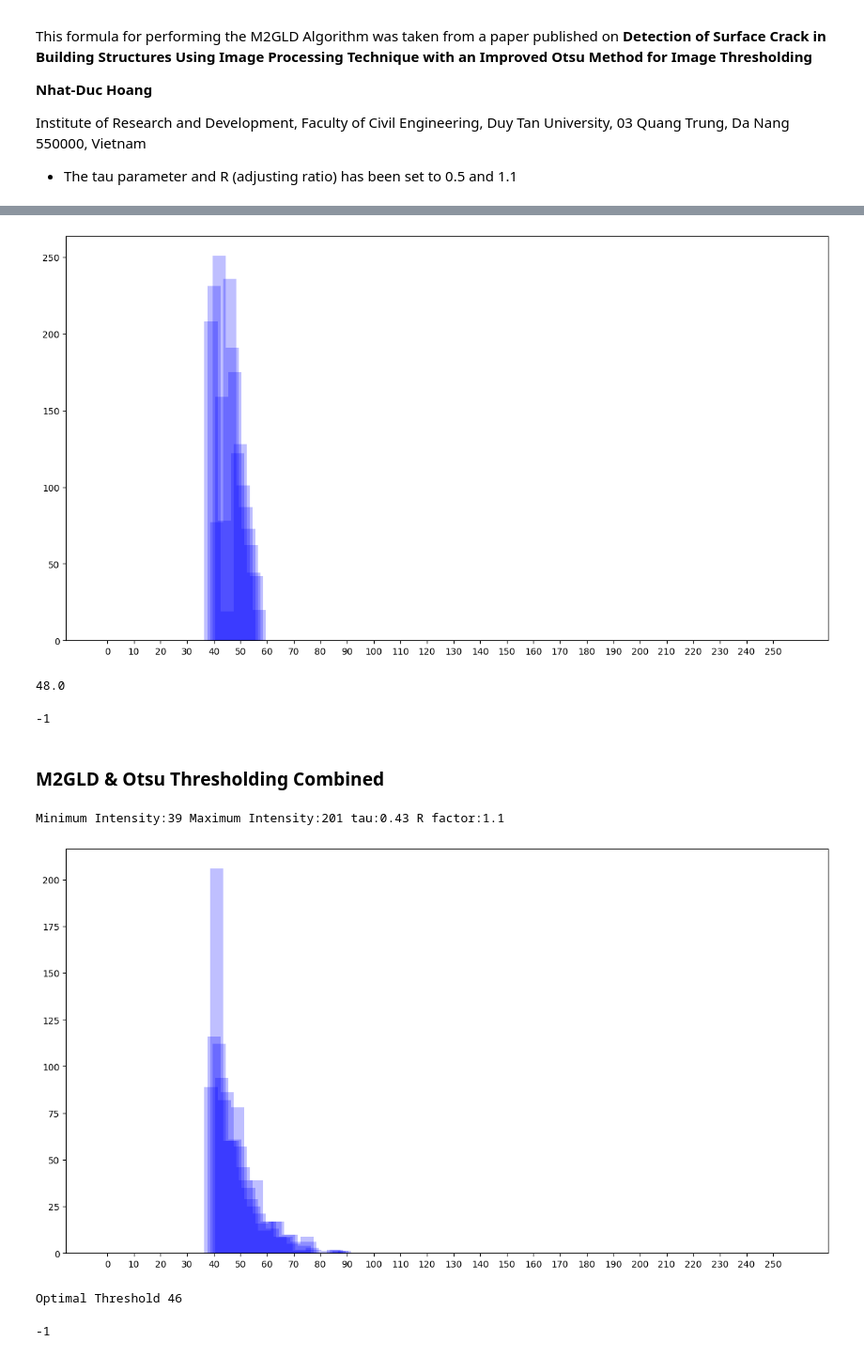
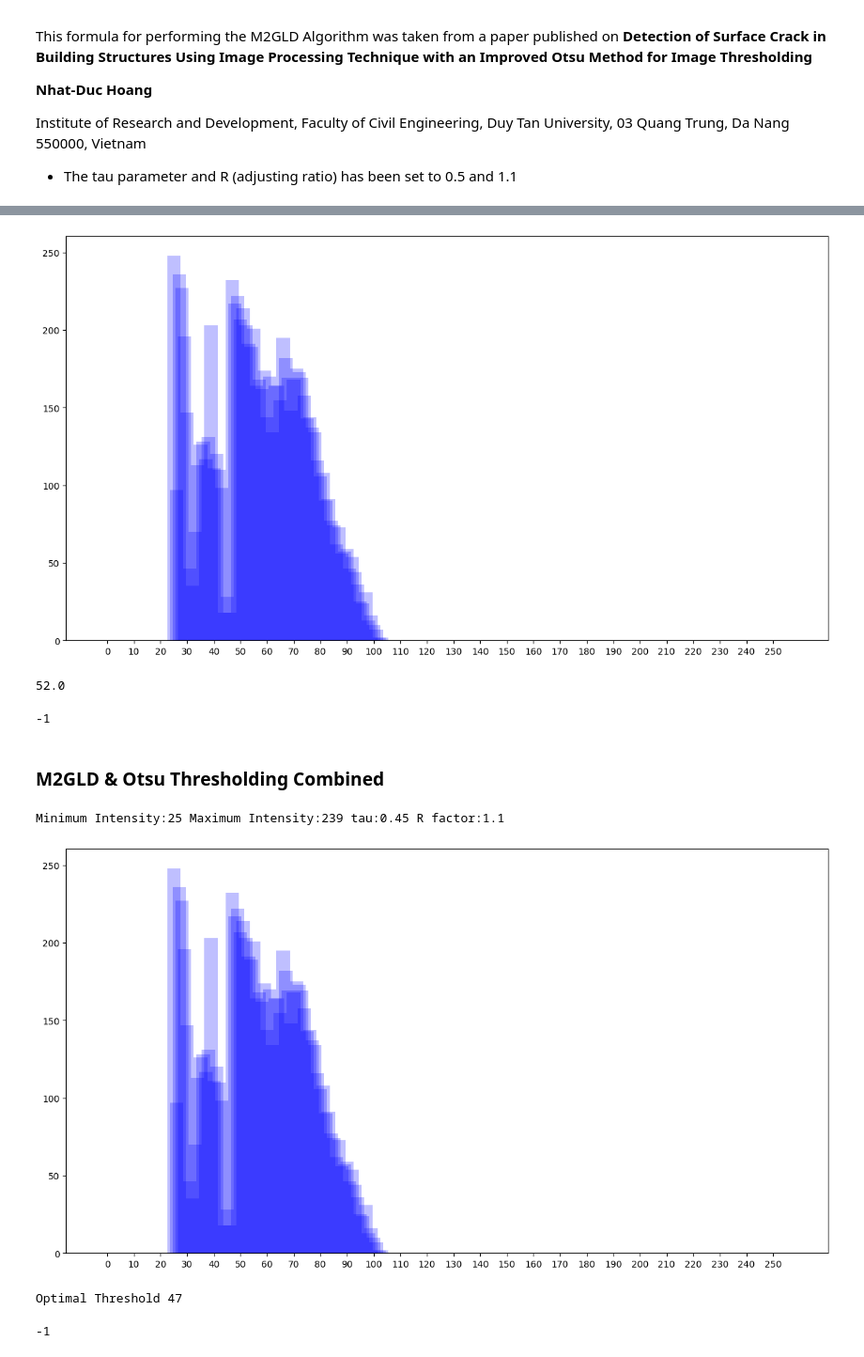
Before and after one commit to Shanu-Mathew/Crack-Enhancer, a Jupyter notebook: Image Enhance.ipynb, the cells around one changed output, grey strips where cells are left out. Shown: that part at 94% size. Cells and saved outputs as stored; diff of their text form; code cells hidden in the pictures.

```diff
--- a/Image Enhance.ipynb
+++ b/Image Enhance.ipynb
@@ -9,9 +9,11 @@ import os
 # %% [markdown]
 ## Image Data Ingestion
 # %%
+# There are two images on which we will work on:
+# data_test contains an image with a lot of noise which is best to represent M2GLD Algorithm
 data_test=".\\Test Images\\TestImage.jpg"
 data_path=".\\Data\\Positive"
-img_path_t="0000"+str(1)+'.jpg'
+img_path_t="00655.jpg"
 # %%
 def resized_frame(image):
     width=256
@@ -63,8 +65,8 @@ img.shape
 (256, 256, 3)
 # %%
 #Threshold Selection (Manual Selection)
-threshold,thresh=cv.threshold(blur,115,255,cv.THRESH_BINARY)
-cv.imshow('Binarized Image',thresh)
+threshold,thresh=cv.threshold(blur,128,255,cv.THRESH_BINARY)
+cv.imshow('Standard Binarized Image',thresh)
 cv.waitKey(0)
 # %% [output]
 -1
@@ -187,9 +189,9 @@ cv.waitKey(0)
 # %% [markdown]
 ## M2GLD Algorithm
 # %%
-img_M2GLD=cv.imread(os.path.join(data_test),cv.IMREAD_COLOR)
+img_M2GLD=cv.imread(os.path.join(data_path,img_path_t),cv.IMREAD_COLOR)
 img_M2GLD=resized_frame(img_M2GLD)
-cv.imshow('Crack Image',img_M2GLD)
+cv.imshow('Raw Crack Image',img_M2GLD)
 cv.waitKey(0)
 # %% [output]
 -1
@@ -219,7 +221,7 @@ def M2GLD_Apply(img_M2GLD):
     M2GLD_img=np.zeros((row,col),dtype='uint8')
     min_I=300
     max_I=-1
-    tau=0.43
+    tau=0.45
     R=1.1
 
     for i in range(0,row):
@@ -230,9 +232,10 @@ def M2GLD_Apply(img_M2GLD):
                 max_I=gray[i,j]
     range_I=max_I-min_I
     print("Minimum Intensity:{} Maximum Intensity:{} tau:{} R factor:{}".format(min_I,max_I,tau,R))
+    fn=(min_I+(tau*(range_I)))
     for i in range(0,row):
         for j in range(0,col):
-                if(gray[i,j]>(min_I+(tau*(range_I)))):
+                if gray[i,j]>fn:
                     M2GLD_img[i,j]=np.minimum(min_I,gray[i,j]*R)
                 else:
                     M2GLD_img[i,j]=np.maximum(min_I,gray[i,j]*(1/R))
@@ -248,28 +251,29 @@ Hist(M2GLD_img_1);
 blur_MGLD=cv.GaussianBlur(M2GLD_img_1,(5,5),0)
 Hist(blur_MGLD);
 # %% [output]
-[figure, old version]
+[figure, new version]
 # %%
 threshold,thresh=cv.threshold(M2GLD_img_1,0,255,cv.THRESH_BINARY_INV+cv.THRESH_OTSU)
 print(threshold)
-cv.imshow('M2GLD',thresh)
+cv.imshow('M2GLD Automatic Otsu',thresh)
 cv.waitKey(0)
 # %% [output]
-48.0
+52.0
 -1
 # %% [markdown]
 ### M2GLD & Otsu Thresholding Combined
 # %%
 def M2GLD_Otsu(user_input_image):
     M2GLD_img=M2GLD_Apply(user_input_image)
     otsu_img=otsu_thresholding(M2GLD_img)
     return otsu_img
 
 Enhanced_img=M2GLD_Otsu(img_M2GLD)
 cv.imshow('Enhanced Surface Crack Image',Enhanced_img)
+cv.imshow('Raw Image',img_M2GLD)
 cv.waitKey(0)
 # %% [output]
-Minimum Intensity:39 Maximum Intensity:201 tau:0.43 R factor:1.1
+Minimum Intensity:25 Maximum Intensity:239 tau:0.45 R factor:1.1
-[figure, old version]
+[figure, new version]
-Optimal Threshold 46
+Optimal Threshold 47
 -1
```
Also changed, not shown: parts of 12 cells of this notebook.
